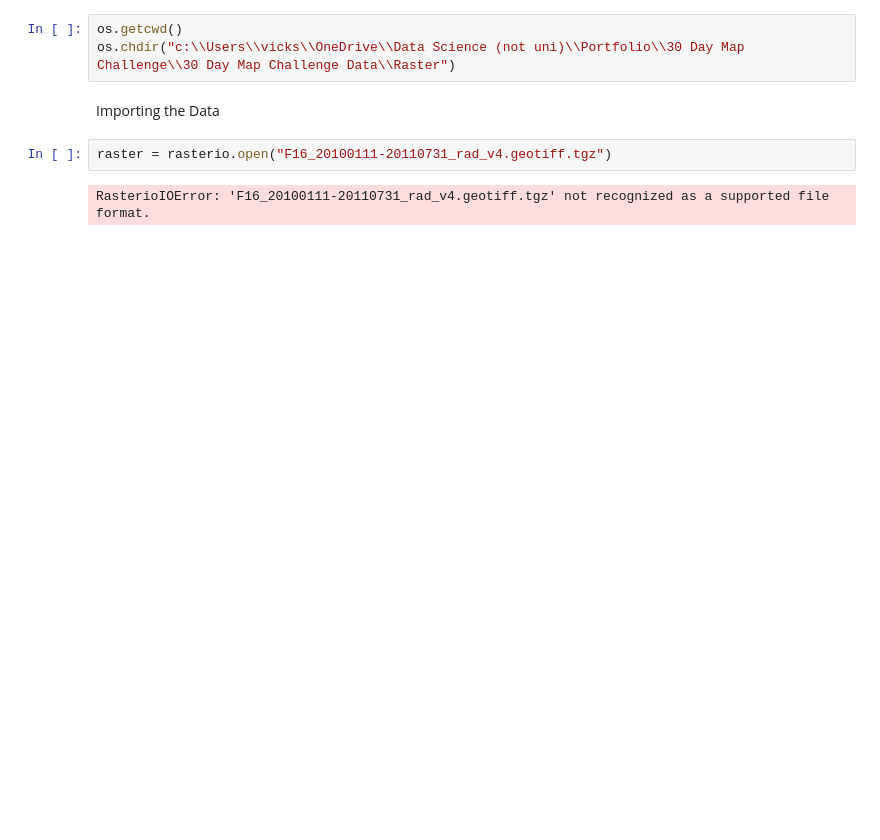
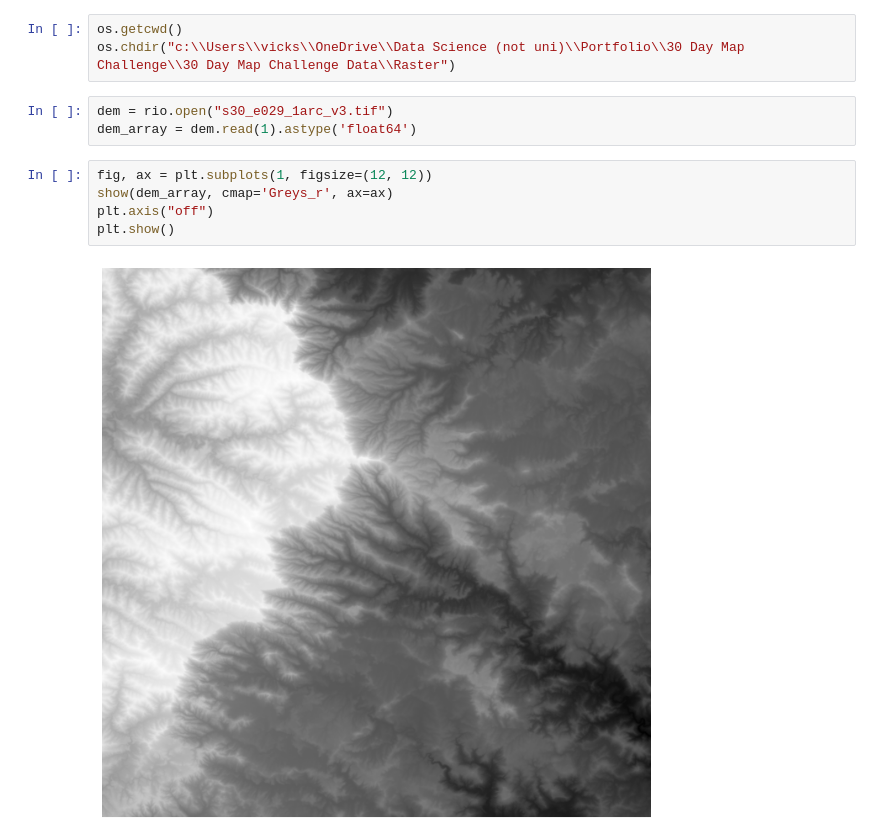
Before and after one commit to VikkiWalls/30-Day-Map-Challenge-2022, a Jupyter notebook: Day 7 - Raster.ipynb, the cells around one changed output. Cells and saved outputs as stored; diff of their text form; blank space fills up the shorter version.

```diff
--- a/Day 7 - Raster.ipynb
+++ b/Day 7 - Raster.ipynb
@@ -21,9 +16,13 @@ Setting the working directory
 # %%
 os.getcwd()
 os.chdir("c:\\Users\\vicks\\OneDrive\\Data Science (not uni)\\Portfolio\\30 Day Map Challenge\\30 Day Map Challenge Data\\Raster")
-# %% [markdown]
-Importing the Data
-# %%
-raster = rasterio.open("F16_20100111-20110731_rad_v4.geotiff.tgz")
-# %% [output]
-RasterioIOError: 'F16_20100111-20110731_rad_v4.geotiff.tgz' not recognized as a supported file format.
+# %%
+dem = rio.open("s30_e029_1arc_v3.tif")
+dem_array = dem.read(1).astype('float64')
+# %%
+fig, ax = plt.subplots(1, figsize=(12, 12))
+show(dem_array, cmap='Greys_r', ax=ax)
+plt.axis("off")
+plt.show()
+# %% [output]
+[figure, added]
```
Also changed, not shown: parts of 4 cells of this notebook.
